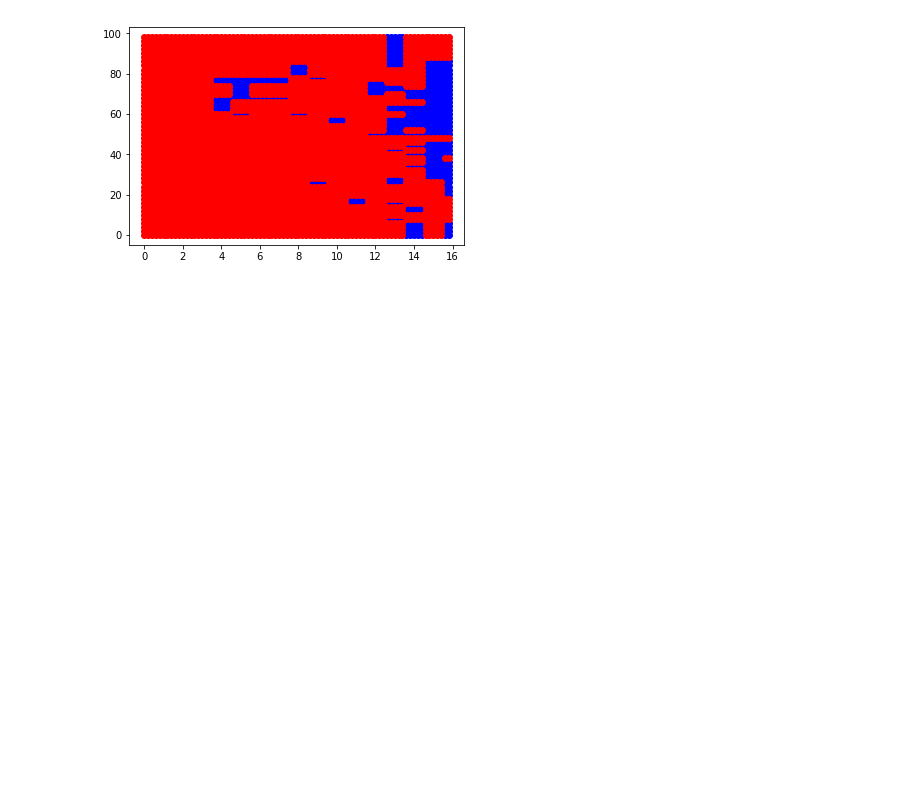
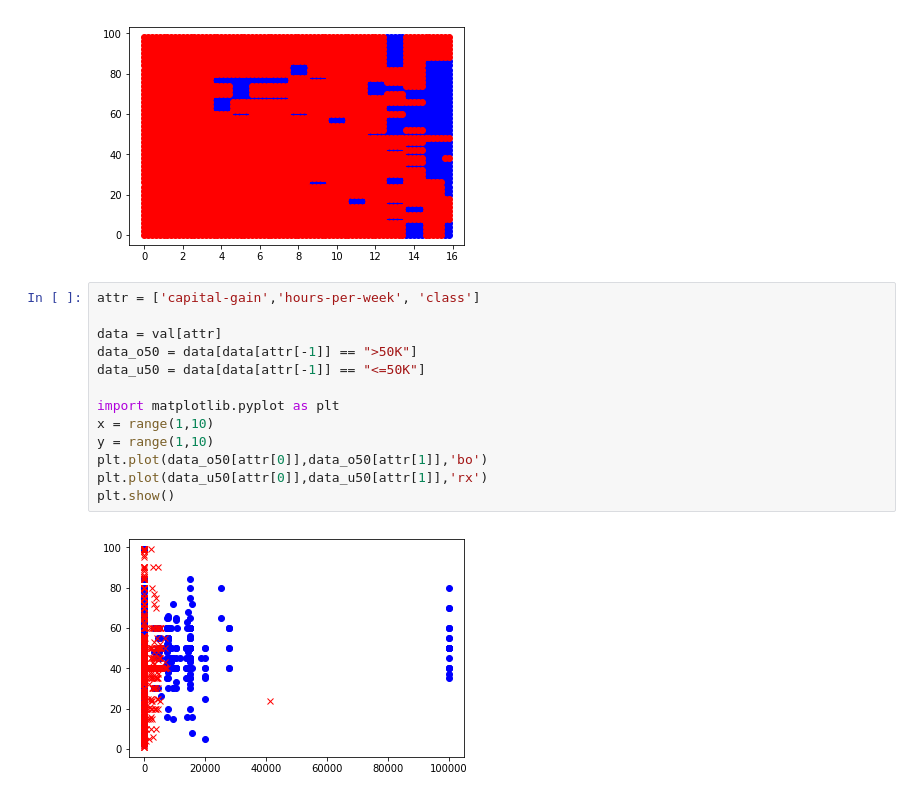
Before and after one commit to CodeEd-eV/ML-01-Decision-Tree, a Jupyter notebook: 00-introduction.ipynb, the cells around one changed output. Drawn from its saved outputs; the diff is of its cells as text; blank space fills up the shorter version.

Commit message:
capital-gain attr

```diff
--- a/00-introduction.ipynb
+++ b/00-introduction.ipynb
@@ -184,3 +184,18 @@ plt.plot(surface_u[:,0],surface_u[:,1],'ro')
 plt.show()
 # %% [output]
 [figure]
+# %%
+attr = ['capital-gain','hours-per-week', 'class']
+
+data = val[attr]
+data_o50 = data[data[attr[-1]] == ">50K"]
+data_u50 = data[data[attr[-1]] == "<=50K"]
+
+import matplotlib.pyplot as plt
+x = range(1,10)
+y = range(1,10)
+plt.plot(data_o50[attr[0]],data_o50[attr[1]],'bo')
+plt.plot(data_u50[attr[0]],data_u50[attr[1]],'rx')
+plt.show()
+# %% [output]
+[figure, added]
```
Also changed, not shown: parts of 4 cells of this notebook.
